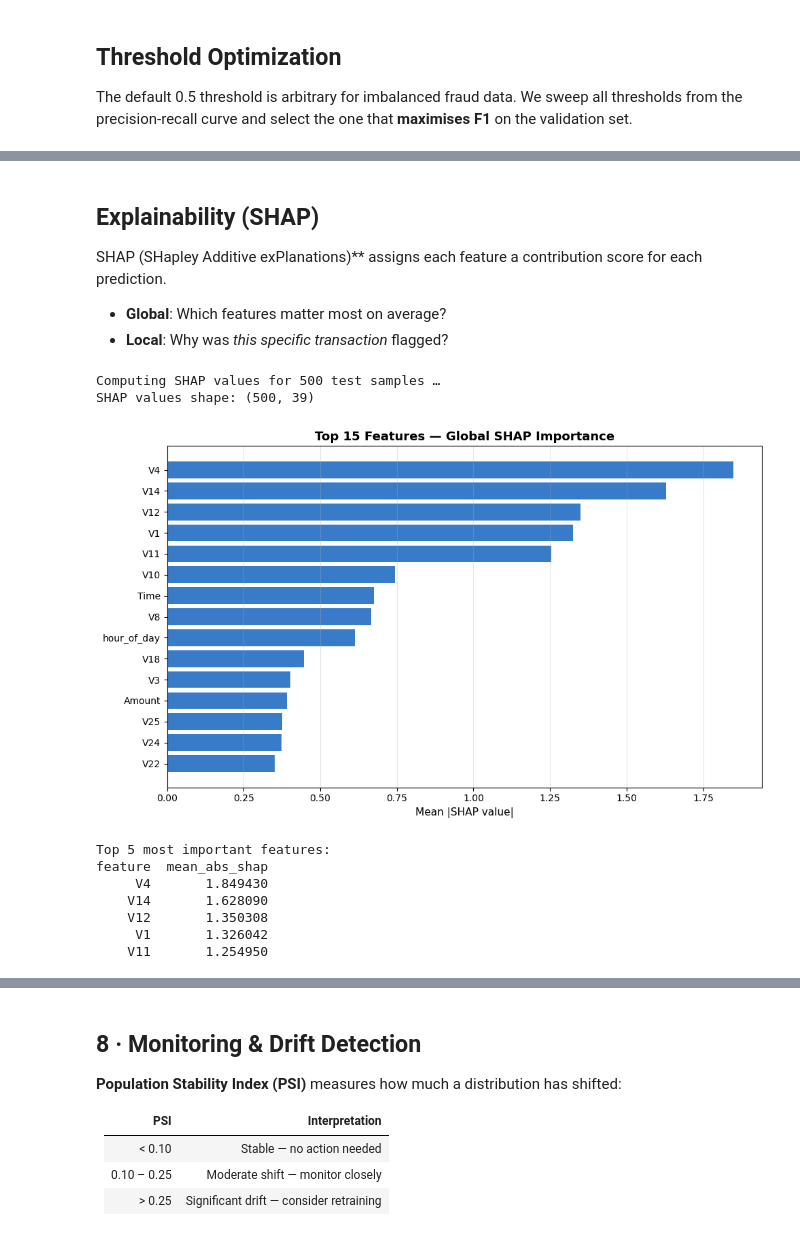
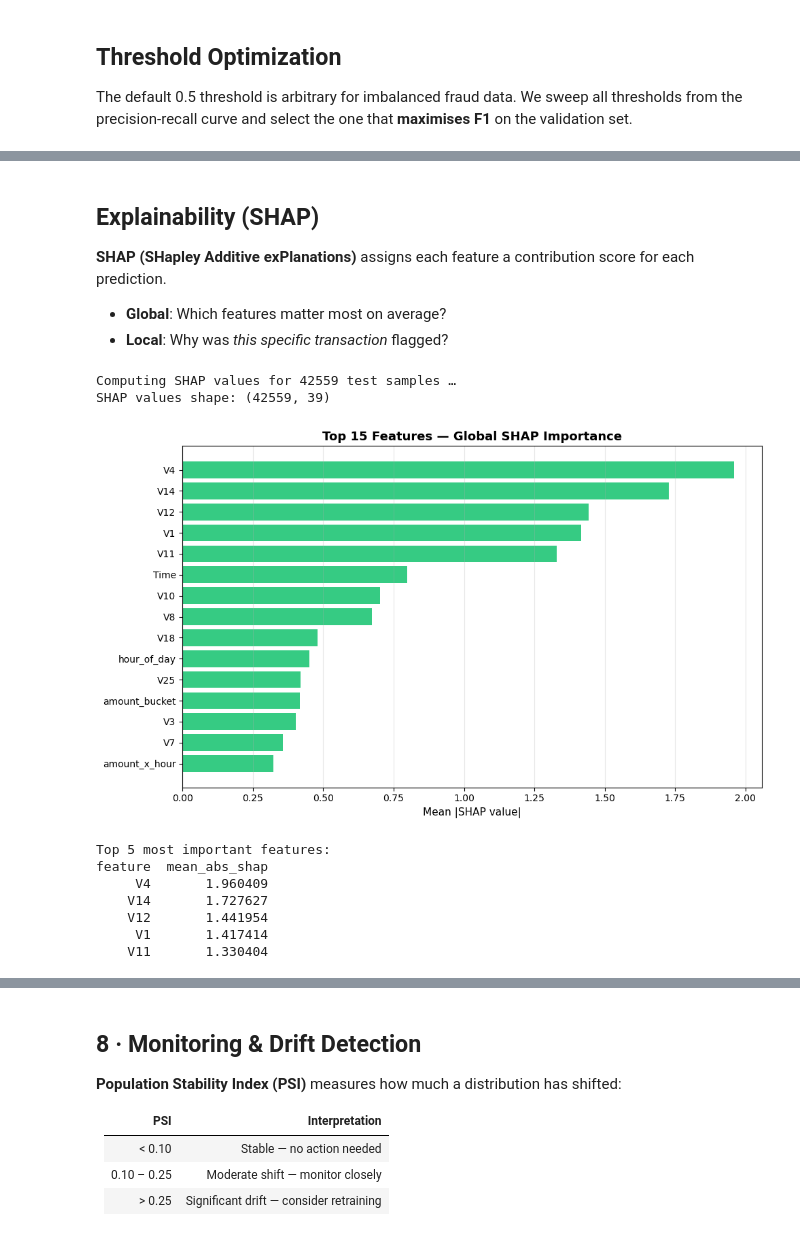
Before and after one commit to Sahar-Salmanz/creditcard_fraud, a Jupyter notebook: src/credit_fraud.ipynb, the cells around one changed output, grey strips where cells are left out. Saved outputs shown, nothing was run; the diff lists cells and outputs as text; code cells hidden in the pictures.

```diff
--- a/src/credit_fraud.ipynb
+++ b/src/credit_fraud.ipynb
@@ -34,7 +36,8 @@ np.random.seed(SEED)
 - 'Amount' is the transaction Amount, this feature can be used for example-dependant cost-sensitive learning.
 - Feature 'Class' is the response variable and it takes value 1 in case of fraud and 0 otherwise.
 # %%
-DATA_PATH = Path('//Users/sahar/Documents/Sahar/edu/ml_projects/credit_fruad/Data/creditcard.csv')
+# Add the path to your dataset here
+DATA_PATH = Path('//Users/sahar/Documents/Sahar/edu/ml_projects/credit_fraud/Data/creditcard.csv')
 
 if not DATA_PATH.exists():
     raise FileNotFoundError(
@@ -158,23 +161,24 @@ V1-V28 are already PCA-transformed. We enrich 'Time' and 'Amount'.
 | `rolling_avg_amount` | Rolling mean amount |
 # %%
 def add_features(df: pd.DataFrame) -> pd.DataFrame:
-    df = df.copy().sort_values("Time").reset_index(drop=True)
+    df = df.copy().sort_values("Time").reset_index(drop=True) # resets the index and drops the old one
+    df_timed = df.set_index("Time")
 
     # Time features
-    df["hour_of_day"] = df["Time"] // 3600 % 24
+    df["hour_of_day"] = (df["Time"] % 86400) / 3600
     df["hour_sin"] = np.sin(2 * np.pi * df["hour_of_day"] / 24)
     df["hour_cos"] = np.cos(2 * np.pi * df["hour_of_day"] / 24)
-    df["is_night"] = ((df["hour_of_day"] < 6) | (df["hour_of_day"] >= 22)).astype(int)
+    df["is_night"] = ((df["hour_of_day"] < 6) | (df["hour_of_day"] >= 22)).astype(int) # True/False to 1/0
 
     # Amount features
-    df["log_amount"] = np.log1p(df["Amount"])
-    df["amount_bucket"] = pd.qcut(df["Amount"], q=5, labels=False, duplicates="drop").astype(float)
+    df["log_amount"] = np.log1p(df["Amount"]) # = np.log(1 + x), handles zero amounts without error
+    df["amount_bucket"] = pd.qcut(df["Amount"], q=5, labels=False, duplicates="drop").astype(float) # Relative ranking (low → high)
     df["amount_x_hour"] = df["log_amount"] * df["hour_of_day"]
 
     # Rolling features (approximate velocity)
-    roll_win = 500
-    df["tx_velocity_1h"] = df["Amount"].rolling(roll_win, min_periods=1).count().astype(float)
-    df["rolling_avg_amount"] = df["Amount"].rolling(roll_win, min_periods=1).mean()
+    df["tx_velocity_1h"] = (df_timed["Amount"].rolling(window=3600, min_periods=1).count().values)
+
+    df["rolling_avg_amount"] = (df_timed["Amount"].rolling(window=3600, min_periods=1).mean().values)
 
     return df
 
@@ -508,17 +511,16 @@ test_df_result[cols].set_index("model")
 # %% [markdown]
 ## Explainability (SHAP)
-SHAP (SHapley Additive exPlanations)** assigns each feature a contribution score for each prediction.
+__SHAP (SHapley Additive exPlanations)__ assigns each feature a contribution score for each prediction.
 - **Global**: Which features matter most on average?
 - **Local**: Why was *this specific transaction* flagged?
 # %%
 # Fit SHAP TreeExplainer on XGBoost (best model)
 xgb_model = trained["XGBoost"]
-n_background = min(500, len(X_train))
-background   = X_train[np.random.choice(len(X_train), n_background, replace=False)]
 
-explainer   = shap.TreeExplainer(xgb_model)
-n_shap_test = min(500, len(X_test))
-idx_sample  = np.random.choice(len(X_test), n_shap_test, replace=False)
+explainer = shap.TreeExplainer(xgb_model)
+#n_shap_test = min(500, len(X_test))
+n_shap_test = len(X_test)
+idx_sample = np.random.choice(len(X_test), n_shap_test, replace=False)
 X_test_sample = X_test[idx_sample]
 
 print(f"Computing SHAP values for {n_shap_test} test samples …")
@@ -527,36 +529,36 @@ if isinstance(shap_values, list):
     shap_values = shap_values[1]
 print(f"SHAP values shape: {shap_values.shape}")
 # %% [output]
-Computing SHAP values for 500 test samples …
-SHAP values shape: (500, 39)
+Computing SHAP values for 42559 test samples …
+SHAP values shape: (42559, 39)
 # %%
 # Global feature importance (mean |SHAP|)
 mean_abs = np.abs(shap_values).mean(axis=0)
 importance_df = (
     pd.DataFrame({"feature": FEATURES, "mean_abs_shap": mean_abs})
     .sort_values("mean_abs_shap", ascending=False)
     .head(15)
 )
 
 fig, ax = plt.subplots(figsize=(10, 6))
 bars = ax.barh(importance_df["feature"][::-1], importance_df["mean_abs_shap"][::-1],
-               color="#1565C0", alpha=0.85)
+               color="#13C26D", alpha=0.85)
 ax.set_xlabel("Mean |SHAP value|", fontsize=11)
 ax.set_title("Top 15 Features — Global SHAP Importance", fontsize=13, fontweight="bold")
 ax.grid(axis="x", alpha=0.3)
 plt.tight_layout()
 plt.show()
 print("\nTop 5 most important features:")
 print(importance_df.head(5).to_string(index=False))
 # %% [output]
-[figure, old version]
+[figure, new version]
 Top 5 most important features:
 feature  mean_abs_shap
-     V4       1.849430
-    V14       1.628090
-    V12       1.350308
-     V1       1.326042
-    V11       1.254950
+     V4       1.960409
+    V14       1.727627
+    V12       1.441954
+     V1       1.417414
+    V11       1.330404
 # %%
 # SHAP summary beeswarm
 plt.figure(figsize=(10, 8))
```
Also changed, not shown: parts of 27 cells of this notebook.
